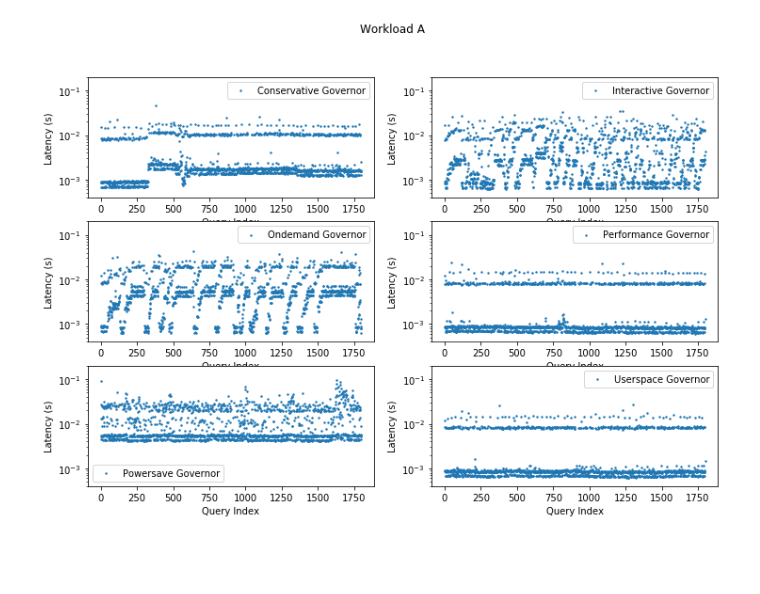
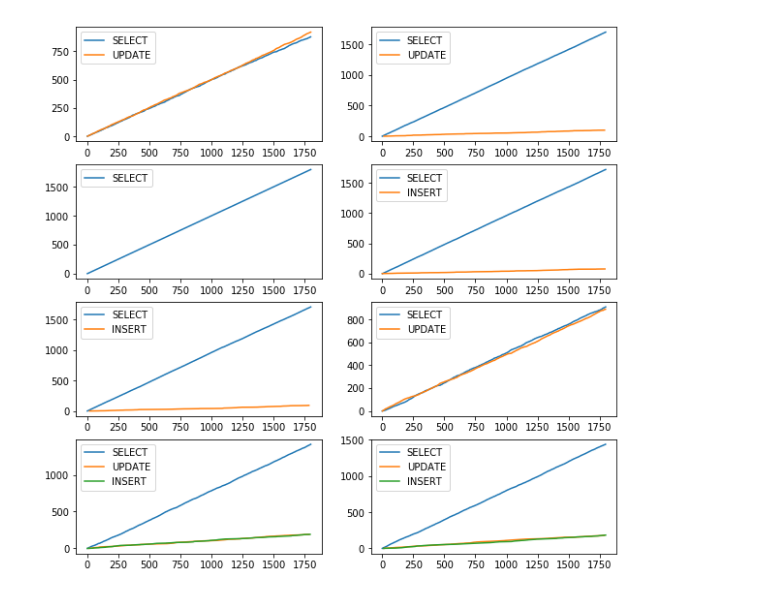
Before and after one commit to UBOdin/PocketBench, a Jupyter notebook: notebooks/Governor Timelines.ipynb, the cells around one changed output. Drawn from its saved outputs; the diff is of its cells as text; code cells hidden in the pictures; blank space fills up the shorter version.

Commit message:
Governor timelines updates

```diff
--- a/notebooks/Governor Timelines.ipynb
+++ b/notebooks/Governor Timelines.ipynb
@@ -77,0 +73,10 @@ ax.scatter(
+# %%
+def load_ops_by_category(opsfile):
+    result = {}
+    for idx, event in load_ops(opsfile):
+        if event not in result:
+            result[event] = []
+        result[event] += [ (idx, len(result[event])) ]
+    return result
+
+load_ops_by_category("../files/json/log_timing/workload_a_timing_a.json")
@@ -77,0 +101,27 @@ ax.scatter(
+# %%
+def plot_ops(opsfile, ax = None):
+    if ax == None:
+        fig = plt.figure()
+        ax = fig.add_subplot(111)
+    ops = load_ops_by_category(opsfile)
+    for event in ops:
+        points = ops[event]
+        scale = float(points[-1][1])
+        ax.plot(
+            [x[0] for x in points],
+            [x[1] for x in points],
+            label = event
+        )
+    ax.legend()
+
+opsfiles = [
+    "../files/json/log_timing/workload_"+x+"_timing_a.json"
+    for x in ["a","b","c","d","e","f","ib","ic"]
+]
+
+fig = plt.figure(figsize = (10,10))
+for i, opsfile in zip(range(0, len(opsfiles)), opsfiles):
+    ax = fig.add_subplot(421+i)
+    plot_ops(opsfile, ax)
+# %% [output]
+[figure, added]
@@ -86,23 +177,3 @@ A_log_traces = [ (gov, load_log(
 ]
 # %%
 A_log_deltas = [compute_deltas(x[1]) for x in A_log_traces]
-# %%
-def plot_workload_deltas(deltas, workload_title):
-    fig = plt.figure( figsize = (12, 8) )
-    for i in range(0,6):
-        ax = fig.add_subplot(321+i)
-        ax.semilogy()
-        ax.set_ylim(4e-4,2e-1)
-        ax.set_xlabel("Query Index")
-        ax.set_ylabel("Latency (s)")
-        title = all_governors[i].title()+" Governor"
-        ax.scatter(
-            range(0, len(deltas[i])),
-            [x[1] for x in deltas[i]],
-            s=2, label = title
-        )
-        ax.legend()
-    fig.suptitle(workload_title)
-plot_workload_deltas(A_log_deltas, "Workload A")
-# %% [output]
-[figure, removed]
```
Also changed, not shown: parts of 26 cells of this notebook, 6 other files.
